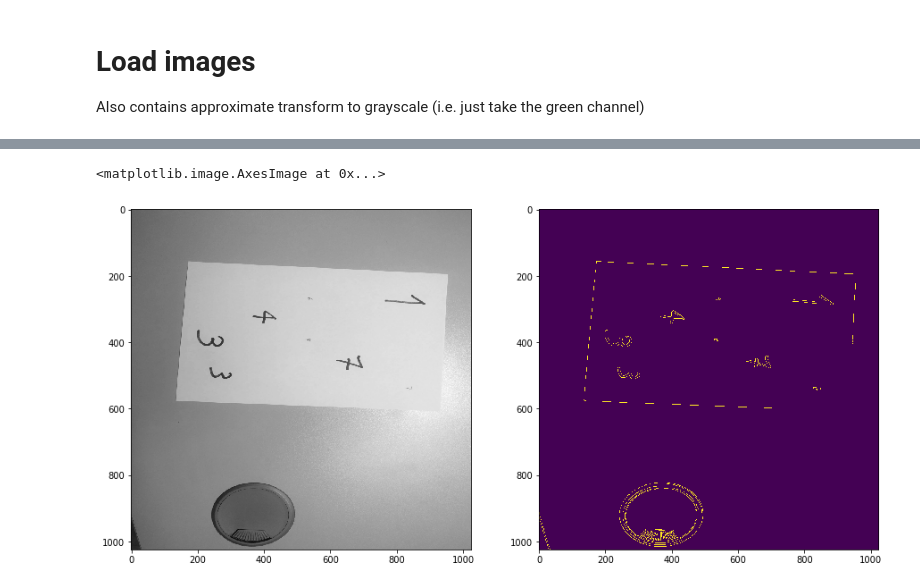
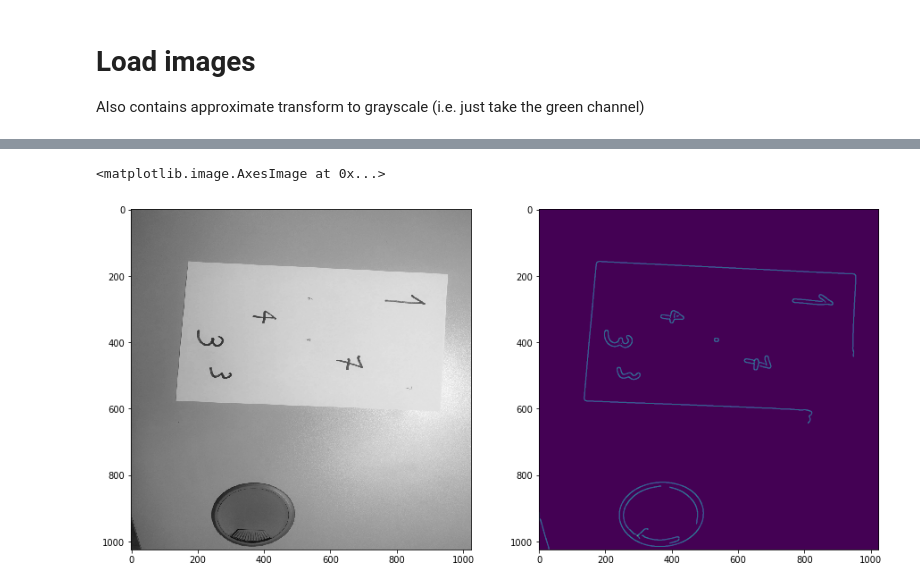
Before and after one commit to lord-blueberry/CompVis, a Jupyter notebook: Assignment1.ipynb, the cells around one changed output, grey strips where cells are left out. Cells and saved outputs as stored; diff of their text form; code cells hidden in the pictures.

```diff
--- a/Assignment1.ipynb
+++ b/Assignment1.ipynb
@@ -15,9 +15,12 @@ import skimage.transform.hough_transform as ht
 Also contains approximate transform to grayscale (i.e. just take the green channel)
 # %%
 files = os.listdir("images")
-imsize = 1024
+print(len(files))
+imsize = (1008, 3038//4)
 images = np.zeros((len(files), imsize,imsize))
 i = 0
 for name in files:
     tmp = skimage.io.imread(os.path.join("images", name))
-    images[i] = transform.resize(tmp, (imsize, imsize), anti_aliasing=True)[:,:,1]
+    images[i] = transform.resize(tmp, (imsize), anti_aliasing=True)[:,:,1]
+    i += 1
+    print("done loading image",i)
@@ -24,7 +46,11 @@ for name in files:
+# %%
+def calc_edges(image):
+    return feature.canny(skimage.img_as_float(image), sigma=5, high_threshold=0.95, low_threshold=0.1, use_quantiles=True)
 # %%
 fig,(ax0,ax1) = plt.subplots(ncols=2, nrows=1, figsize=(15,8))
-ax0.imshow(images[0], cmap="gray")
-ax1.imshow(feature.canny(images[0]))
+image = images[20]
+ax0.imshow(image, cmap="gray")
+ax1.imshow(calc_edges(image), interpolation='bilinear')
 # %% [output]
 <matplotlib.image.AxesImage at 0x...>
-[figure, old version]
+[figure, new version]
```
Also changed, not shown: parts of 18 cells of this notebook, 3 other files.
